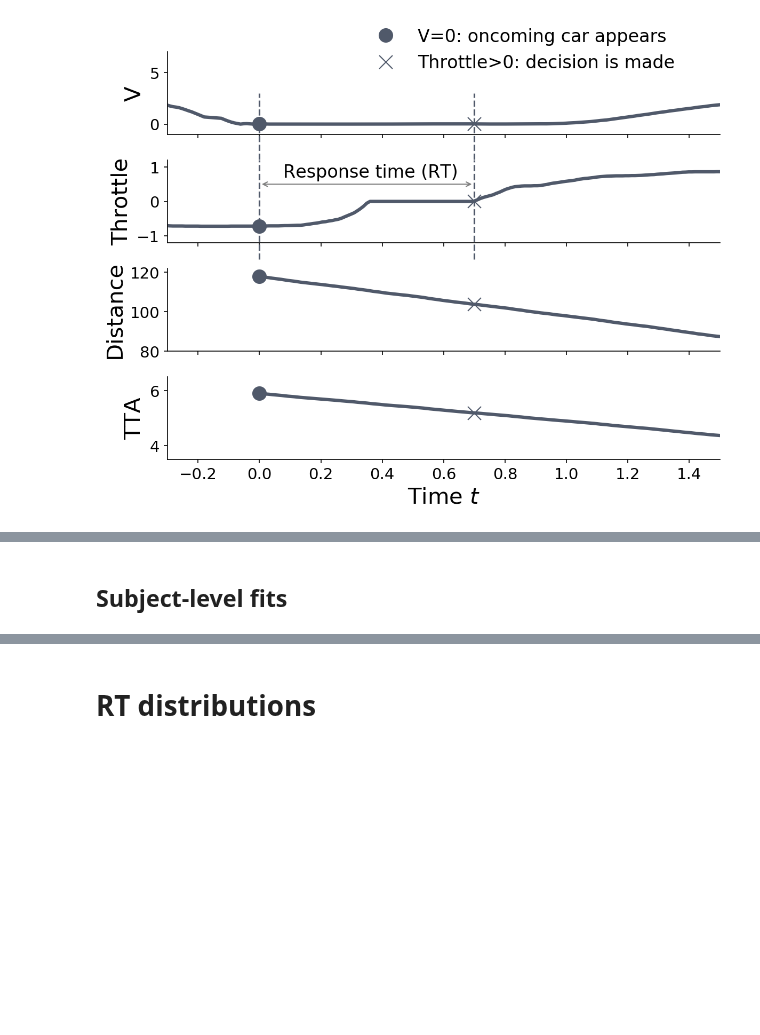
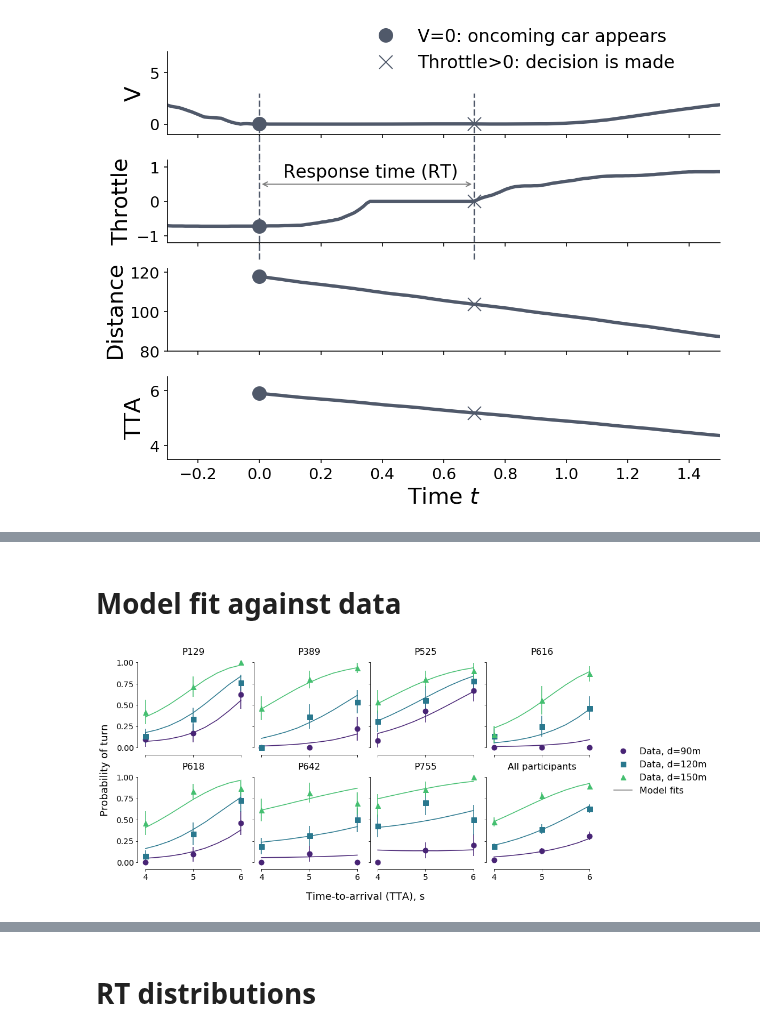
Before and after one commit to cherepaha/evidence_accumulation_in_gap_acceptance, a Jupyter notebook: data_and_model_analysis/paper_figures.ipynb, the cells around one changed output, grey strips where cells are left out. Cells and saved outputs as stored; diff of their text form; code cells hidden in the pictures; blank space fills up the shorter version.

```diff
--- a/data_and_model_analysis/paper_figures.ipynb
+++ b/data_and_model_analysis/paper_figures.ipynb
@@ -250,2 +196,2 @@ def plot_cross_validation(exp_data, model_measures, var, ylabel):
-# %% [markdown]
-## Subject-level fits
+# %% [markdown]
+# Model fit against data
@@ -251,0 +200,19 @@ def plot_cross_validation(exp_data, model_measures, var, ylabel):
+# %%
+def get_psf_ci(data):
+    # psf is a psychometric function
+    # ci is a dataframe with confidence intervals for probability per coherence
+    tta_conditions = np.sort(data.tta_condition.unique())
+
+    psf = np.array([len(data[(data.is_turn_decision) & (data.tta_condition==tta_condition)]) / len(data[data.tta_condition==tta_condition])
+                        if len(data[(data.tta_condition==tta_condition)]) > 0 else np.NaN
+                    for tta_condition in np.sort(data.tta_condition.unique())])
+
+    ci = pd.DataFrame(psf, columns=['p_turn'], index=tta_conditions)
+
+    n = [len(data[(data.tta_condition==tta_condition)]) for tta_condition in tta_conditions]
+
+#     print(psf)
+    ci['ci_l'] = ci['p_turn'] - np.sqrt(psf*(1-psf)/n)
+    ci['ci_r'] = ci['p_turn'] + np.sqrt(psf*(1-psf)/n)
+
+    return ci.reset_index().rename(columns={'index': 'tta_condition'})
@@ -251,0 +279,5 @@ def plot_cross_validation(exp_data, model_measures, var, ylabel):
+# %%
+plot_compare_model_exp('is_turn_decision', exp_data, model_measures, 'Probability of turn')
+plt.savefig('../output/fig_p_turn.png', bbox_inches='tight')
+# %% [output]
+[figure, added]
```
Also changed, not shown: parts of 23 cells of this notebook, 7 other files.
